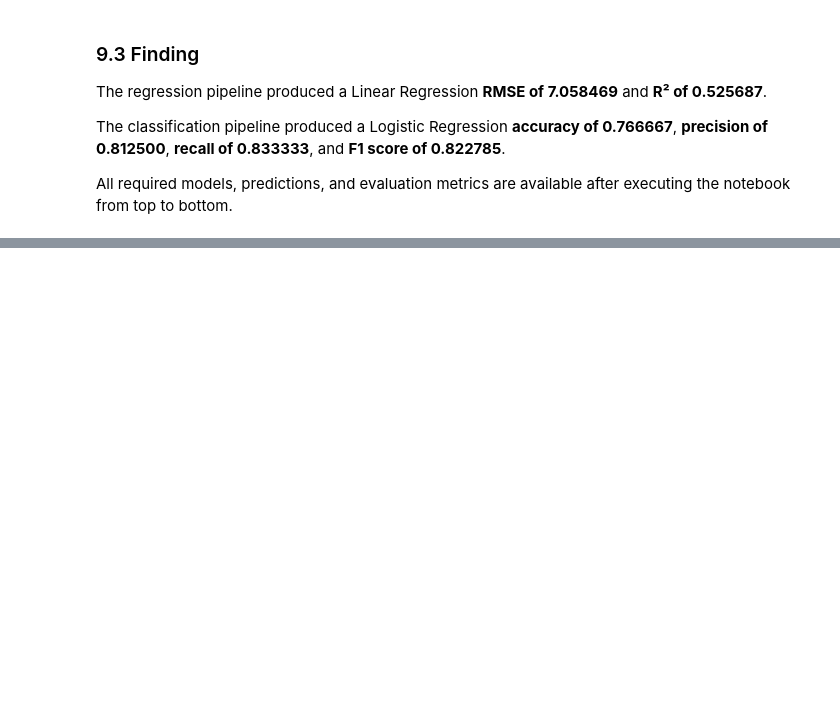
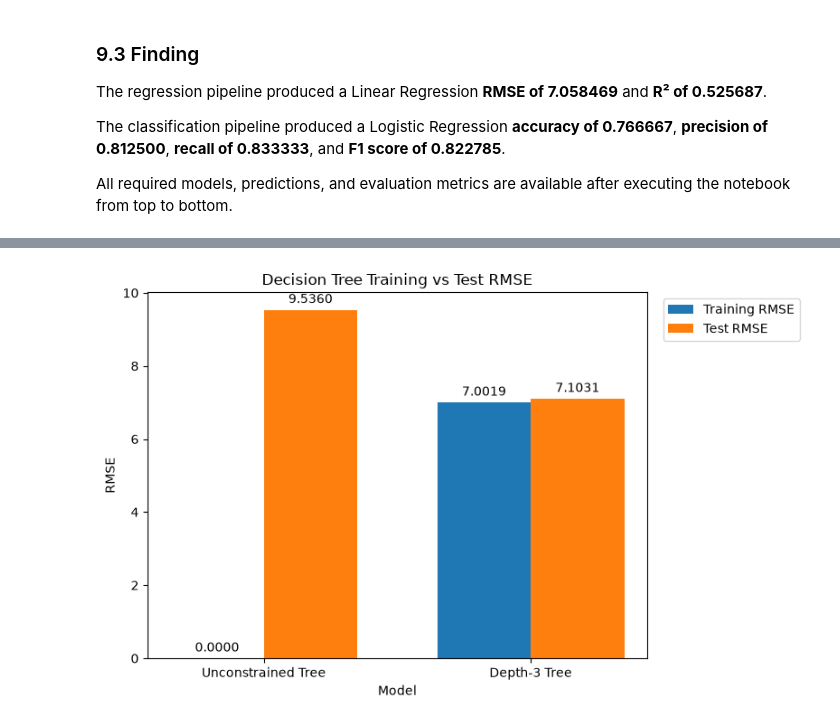
Before and after one commit to Muhammad-Subhan456/ArhamSoft_Internee_Updates, a Jupyter notebook: week6_2nd_Sep_2026_Day3/ml_pipeline.ipynb, the cells around one changed output, grey strips where cells are left out. Cells and saved outputs as stored; diff of their text form; code cells hidden in the pictures; blank space fills up the shorter version.

```diff
--- a/week6_2nd_Sep_2026_Day3/ml_pipeline.ipynb
+++ b/week6_2nd_Sep_2026_Day3/ml_pipeline.ipynb
@@ -953,0 +1118,19 @@ executing the notebook from top to bottom.
+# %%
+tree_depth3_train_rmse = np.sqrt(
+    mean_squared_error(
+        y_train,
+        tree_depth3_train_predictions
+    )
+)
+
+tree_depth3_test_rmse = np.sqrt(
+    mean_squared_error(
+        y_test,
+        tree_depth3_test_predictions
+    )
+)
+
+tree_depth3_test_r2 = r2_score(
+    y_test,
+    tree_depth3_test_predictions
+)
@@ -953,0 +1180,80 @@ executing the notebook from top to bottom.
+# %%
+tree_rmse_comparison = pd.DataFrame({
+
+    "Model": [
+        "Unconstrained Tree",
+        "Depth-3 Tree"
+    ],
+
+    "Training RMSE": [
+        tree_train_rmse,
+        tree_depth3_train_rmse
+    ],
+
+    "Test RMSE": [
+        tree_test_rmse,
+        tree_depth3_test_rmse
+    ]
+
+})
+
+fig, ax = plt.subplots(figsize=(8, 5))
+
+x = np.arange(len(tree_rmse_comparison))
+
+width = 0.35
+
+training_bars = ax.bar(
+    x - width / 2,
+    tree_rmse_comparison["Training RMSE"],
+    width,
+    label="Training RMSE"
+)
+
+test_bars = ax.bar(
+    x + width / 2,
+    tree_rmse_comparison["Test RMSE"],
+    width,
+    label="Test RMSE"
+)
+
+ax.bar_label(
+    training_bars,
+    fmt="%.4f",
+    padding=3
+)
+
+ax.bar_label(
+    test_bars,
+    fmt="%.4f",
+    padding=3
+)
+
+ax.set_title("Decision Tree Training vs Test RMSE")
+
+ax.set_xlabel("Model")
+
+ax.set_ylabel("RMSE")
+
+ax.set_xticks(x)
+
+ax.set_xticklabels(tree_rmse_comparison["Model"])
+
+ax.legend(
+    loc="upper left",
+    bbox_to_anchor=(1.02, 1)
+)
+
+fig.tight_layout()
+
+chart_path = output_dir / "decision_tree_training_vs_test_rmse.png"
+
+fig.savefig(
+    chart_path,
+    dpi=300,
+    bbox_inches="tight"
+)
+
+plt.show()
+# %% [output]
+[figure, added]
```
Also changed, not shown: parts of 116 cells of this notebook, 9 other files.
